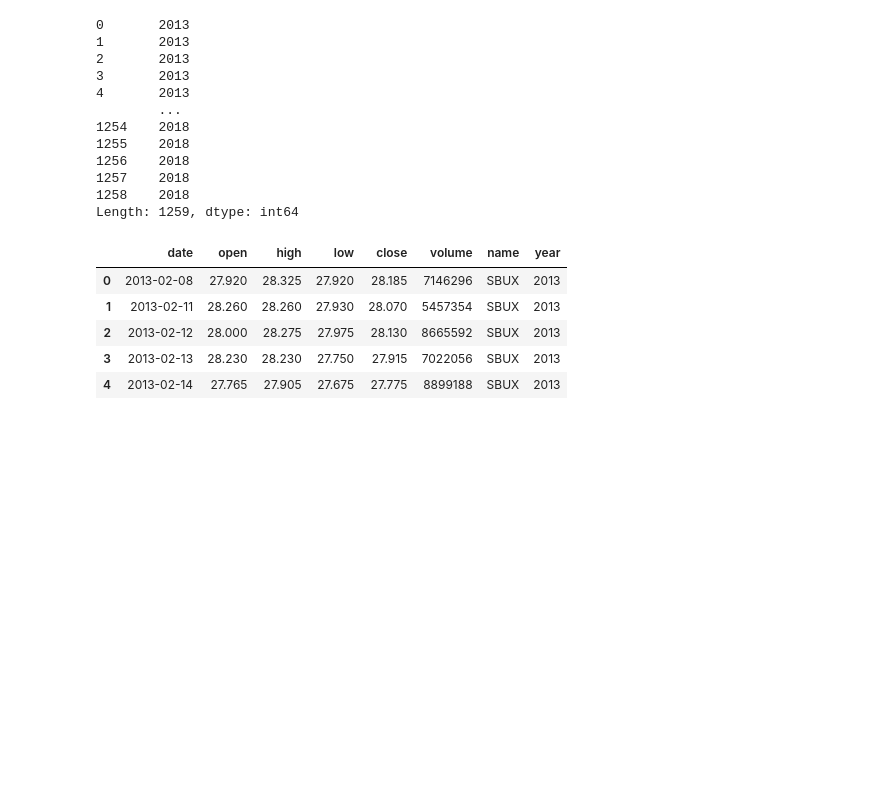
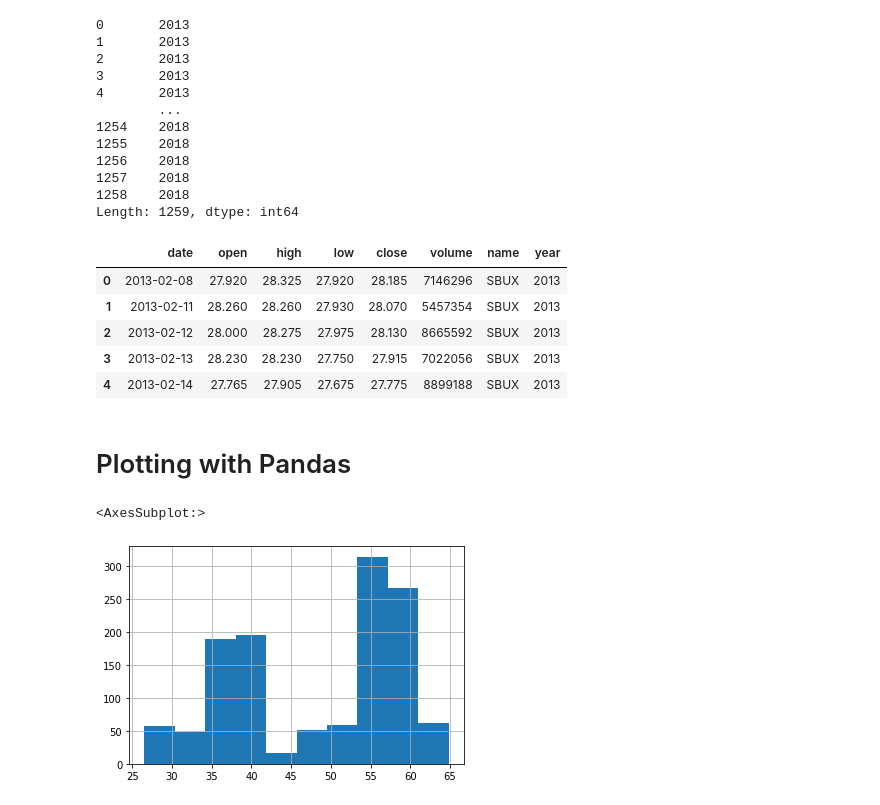
Before and after one commit to VHugoBarnes/machine-learning-practice, a Jupyter notebook: numpy-stack/pandas-tutorial.ipynb, the cells around one changed output. Drawn from its saved outputs; the diff is of its cells as text; code cells hidden in the pictures; blank space fills up the shorter version.

Commit message:
Plotting with pandas

```diff
--- a/numpy-stack/pandas-tutorial.ipynb
+++ b/numpy-stack/pandas-tutorial.ipynb
@@ -325,3 +325,10 @@ df.head()
 | 2 | 2013-02-12 | 28.000 | 28.275 | 27.975 | 28.130 | 8665592 | SBUX | 2013 |
 | 3 | 2013-02-13 | 28.230 | 28.230 | 27.750 | 27.915 | 7022056 | SBUX | 2013 |
 | 4 | 2013-02-14 | 27.765 | 27.905 | 27.675 | 27.775 | 8899188 | SBUX | 2013 |
+# %% [markdown]
+# Plotting with Pandas
+# %%
+df['open'].hist()
+# %% [output]
+<AxesSubplot:>
+[figure, added]
```
Also changed, not shown: parts of 3 cells of this notebook.
